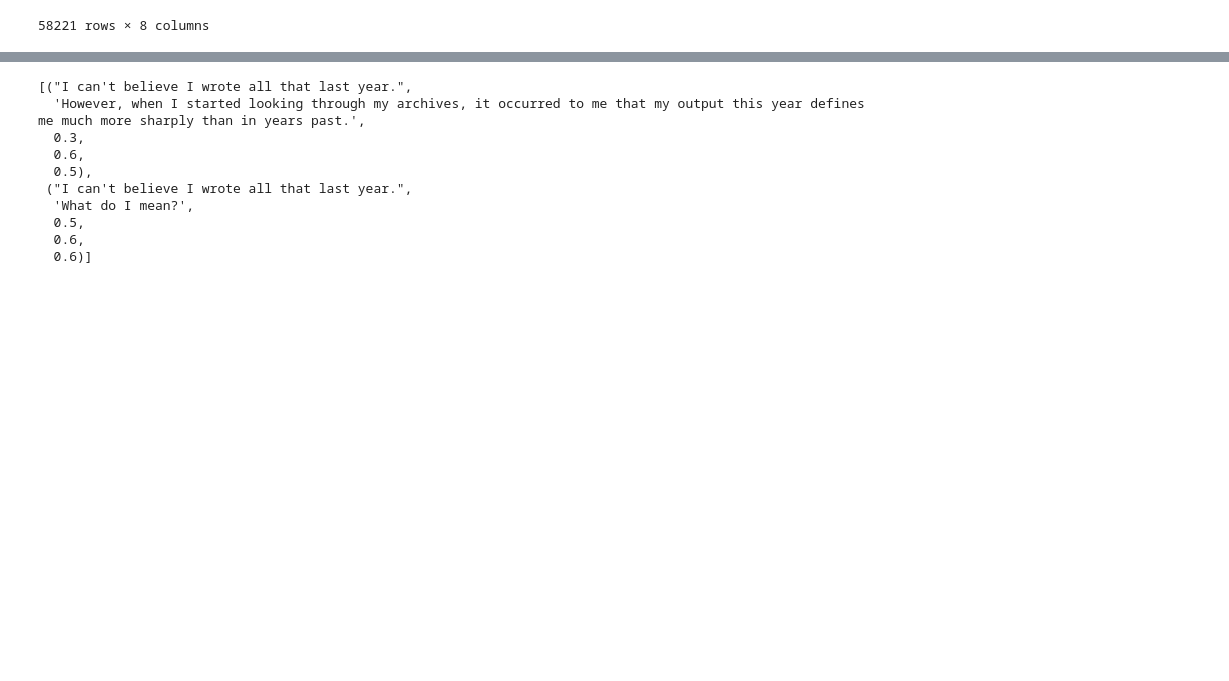
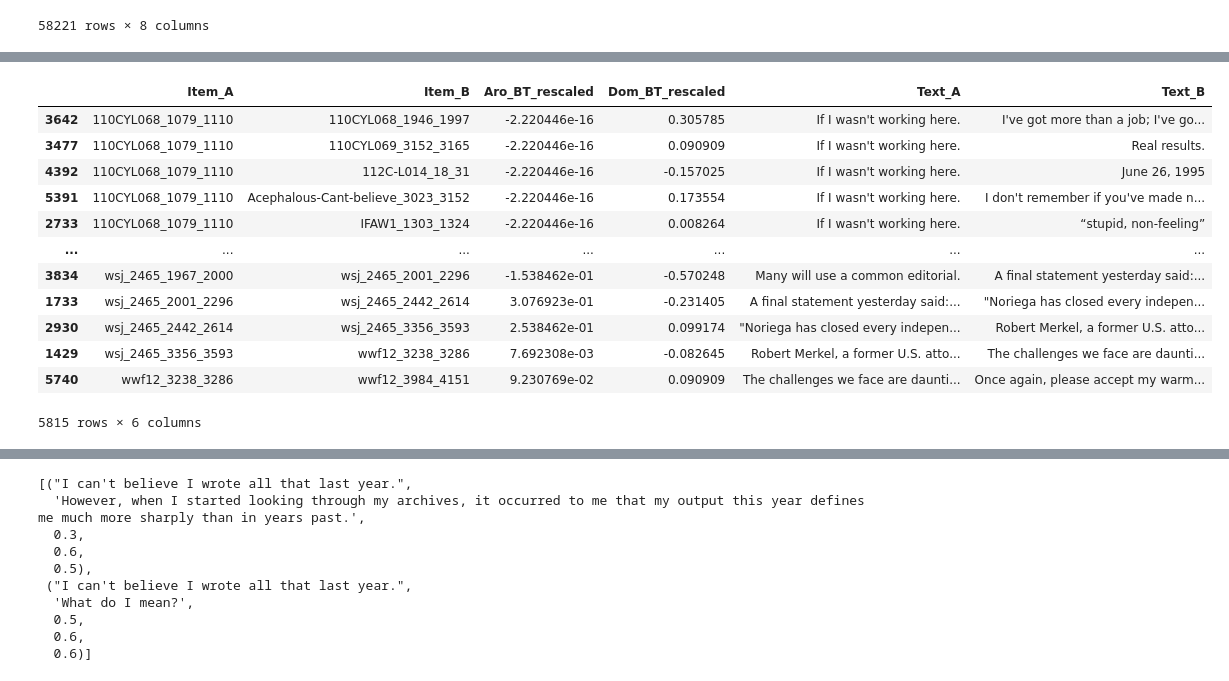
Before and after one commit to EDSI-UMD-College-Park/EmoPair, a Jupyter notebook: Model Training/reward_emobank.ipynb, the cells around one changed output, grey strips where cells are left out. Drawn from its saved outputs; the diff is of its cells as text; code cells hidden in the pictures; blank space fills up the shorter version.

```diff
--- a/Model Training/reward_emobank.ipynb
+++ b/Model Training/reward_emobank.ipynb
@@ -205,0 +238,76 @@ pairwise_data
+# %%
+# Make test set from emopair dataset
+
+# Get test set IDs from emopair
+emopair = pl.read_csv("../Results/emopair.csv").to_pandas()
+emopair_test = emopair[emopair['split'] == 'test'].copy()
+
+test_set_ids = emopair_test['id'].to_list()
+test_set_pairs = pdm.pair_items(test_set_ids)
+
+# Merge in the rescaled Arousal and Dominance scores from emopair LLM Annotations
+test_set_pairs = test_set_pairs.merge(
+    emopair_test[['id', 'Aro_BT_rescaled']],
+    left_on='item1',
+    right_on='id',
+    how='left'
+).drop(columns=['id']).merge(
+    emopair_test[['id', 'Dom_BT_rescaled']],
+    left_on='item2',
+    right_on='id',
+    how='left'
+).drop(columns=['id'])
+
+# Rename for consistency
+test_set_pairs.rename(columns={'item1': 'Item_A', 'item2': 'Item_B'}, inplace=True)
+test_set_pairs = join_texts(test_set_pairs, emobank)
+test_set_pairs.sort_values(by=['Item_A', 'Item_B'], inplace=True)
+
+# Get the probabilities from V, A, and D for the test set pairs
+
+# Vectorized pair key creation
+test_set_pairs['pair_key'] = [
+    tuple(sorted(pair))
+    for pair in zip(test_set_pairs['Item_A'], test_set_pairs['Item_B'])
+]
+test_set_pair_keys = set(test_set_pairs['pair_key'])
+
+# Vectorized approach for all dimensions
+for df, dim_name in zip([V, A, D], ['V', 'A', 'D']):
+    # Vectorized pair key creation
+    df['pair_key'] = [
+        tuple(sorted(pair))
+        for pair in zip(df['Item_A'], df['Item_B'])
+    ]
+
+    # Filter to only test set pairs
+    df_test = df[df['pair_key'].isin(test_set_pair_keys)].copy()
+
+    # Clean up and rename columns
+    df_test = df_test[['pair_key', 'Probability_A_greater_B', 'A_better_indicator']].copy()
+    df_test.rename(columns={
+        'Probability_A_greater_B': f'Probability_A_greater_B_{dim_name}',
+        'A_better_indicator': f'A_better_indicator_{dim_name}'
+    }, inplace=True)
+
+    # Merge on normalized pair_key
+    test_set_pairs = test_set_pairs.merge(df_test, on='pair_key', how='left')
+
+# Drop pair_key column
+test_set_pairs.drop(columns=['pair_key'], inplace=True)
+
+test_set_pairs
+# %% [output]
+|  | Item_A | Item_B | Aro_BT_rescaled | Dom_BT_rescaled | Text_A | Text_B |
+| 3642 | 110CYL068_1079_1110 | 110CYL068_1946_1997 | -2.220446e-16 | 0.305785 | If I wasn't working here. | I've got more than a job; I've go... |
+| 3477 | 110CYL068_1079_1110 | 110CYL069_3152_3165 | -2.220446e-16 | 0.090909 | If I wasn't working here. | Real results. |
+| 4392 | 110CYL068_1079_1110 | 112C-L014_18_31 | -2.220446e-16 | -0.157025 | If I wasn't working here. | June 26, 1995 |
+| 5391 | 110CYL068_1079_1110 | Acephalous-Cant-believe_3023_3152 | -2.220446e-16 | 0.173554 | If I wasn't working here. | I don't remember if you've made n... |
+| 2733 | 110CYL068_1079_1110 | IFAW1_1303_1324 | -2.220446e-16 | 0.008264 | If I wasn't working here. | “stupid, non-feeling” |
+| ... | ... | ... | ... | ... | ... | ... |
+| 3834 | wsj_2465_1967_2000 | wsj_2465_2001_2296 | -1.538462e-01 | -0.570248 | Many will use a common editorial. | A final statement yesterday said:... |
+| 1733 | wsj_2465_2001_2296 | wsj_2465_2442_2614 | 3.076923e-01 | -0.231405 | A final statement yesterday said:... | "Noriega has closed every indepen... |
+| 2930 | wsj_2465_2442_2614 | wsj_2465_3356_3593 | 2.538462e-01 | 0.099174 | "Noriega has closed every indepen... | Robert Merkel, a former U.S. atto... |
+| 1429 | wsj_2465_3356_3593 | wwf12_3238_3286 | 7.692308e-03 | -0.082645 | Robert Merkel, a former U.S. atto... | The challenges we face are daunti... |
+| 5740 | wwf12_3238_3286 | wwf12_3984_4151 | 9.230769e-02 | 0.090909 | The challenges we face are daunti... | Once again, please accept my warm... |
+5815 rows × 6 columns
```
Also changed, not shown: parts of 20 cells of this notebook, 1 other file.
